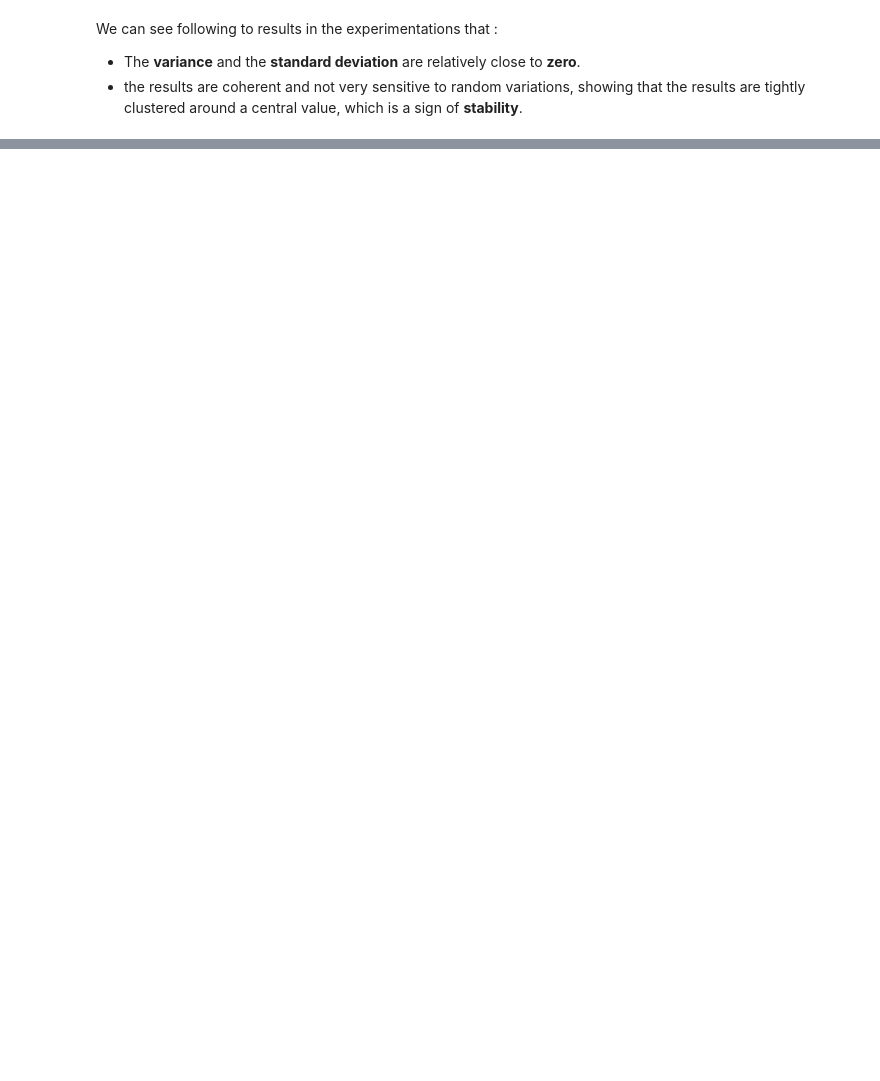
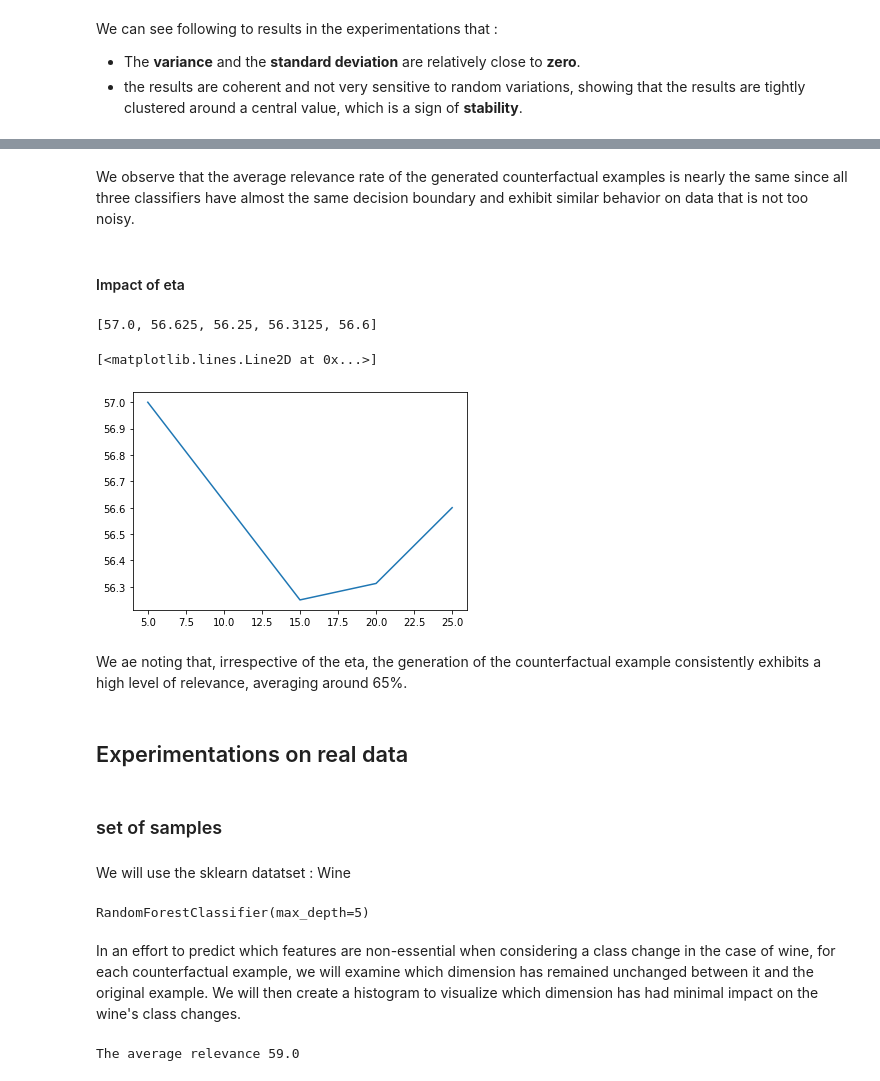
Before and after one commit to AmineYK/Explainable-Artificial-Intelligence, a Jupyter notebook: growing_sphere.ipynb, the cells around one changed output, grey strips where cells are left out. Drawn from its saved outputs; the diff is of its cells as text; code cells hidden in the pictures; blank space fills up the shorter version.

Commit message:
finishing experimentations on GS algo

```diff
--- a/growing_sphere.ipynb
+++ b/growing_sphere.ipynb
@@ -291,0 +317,35 @@ L'échantillon ne suit pas la même distribution que les données d'entraînemen
+# %% [markdown]
+We observe that the average relevance rate of the generated counterfactual examples is nearly the same since all three classifiers have almost the same decision boundary and exhibit similar behavior on data that is not too noisy.
+# %% [markdown]
+#### Impact of eta
+# %%
+eta_s = [5,10,15,20,25]
+relevances = []
+rele = []
+for eta in eta_s:
+
+    for sample in X_train[:100]:
+
+        # growing sphere - sphere generation
+        enemy = algorithme_gs_generation(models[0],sample,eta,n_samples=10)
+        # growing sphere - features selection
+        enemy_star , _ = algorithme_gs_feature_selection(models[0],sample,enemy)
+
+        rele.append(relevance(models[0],sample,enemy_star,False))
+
+    relevances.append(np.mean(rele))
+
+print(relevances)
+plt.plot(eta_s,relevances)
+# %% [output]
+[57.0, 56.625, 56.25, 56.3125, 56.6]
+[<matplotlib.lines.Line2D at 0x...>]
+[figure, added]
+# %% [markdown]
+We ae noting that, irrespective of the eta, the generation of the counterfactual example consistently exhibits a high level of relevance, averaging around 65%.
+# %% [markdown]
+## Experimentations on real data
+# %% [markdown]
+### set of samples
+# %% [markdown]
+We will use the sklearn datatset : Wine
@@ -291,0 +363,25 @@ L'échantillon ne suit pas la même distribution que les données d'entraînemen
+# %%
+random_forest = RandomForestClassifier(max_depth=5)
+random_forest.fit(X,y)
+# %% [output]
+RandomForestClassifier(max_depth=5)
+# %% [markdown]
+In an effort to predict which features are non-essential when considering a class change in the case of wine, for each counterfactual example, we will examine which dimension has remained unchanged between it and the original example. We will then create a histogram to visualize which dimension has had minimal impact on the wine's class changes.
+# %%
+proxi_thresh = 6
+relevances = []
+dims = []
+
+for sample in X[:100]:
+
+    enemy = algorithme_gs_generation(random_forest,sample,eta=6,n_samples=10)
+
+    enemy_star , relevant_dimensions = algorithme_gs_feature_selection(random_forest,sample,enemy)
+
+    relevances.append(relevance(random_forest,sample,enemy_star,proxi_thresh,False))
+
+    dims.extend(relevant_dimensions)
+
+print(f"The average relevance {np.mean(relevances)}")
+# %% [output]
+The average relevance 59.0
```
Also changed, not shown: parts of 19 cells of this notebook.
